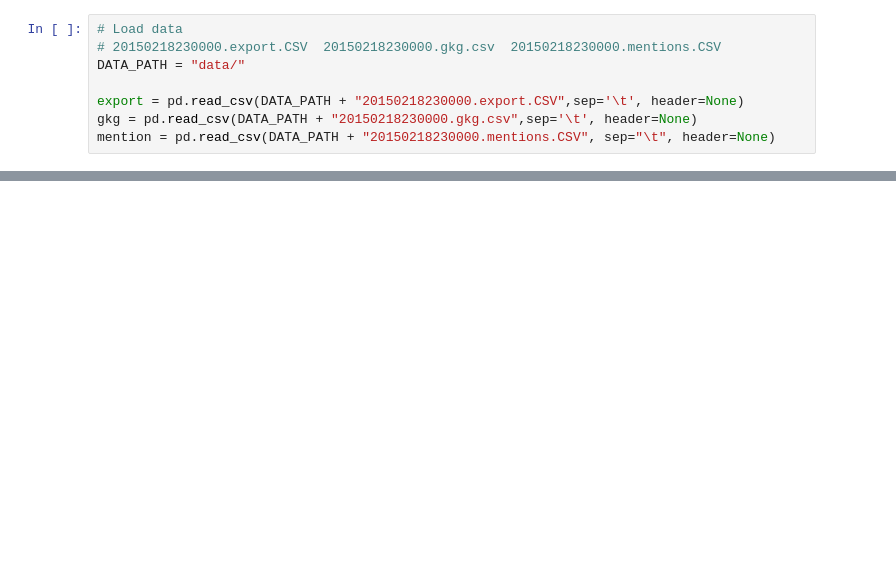
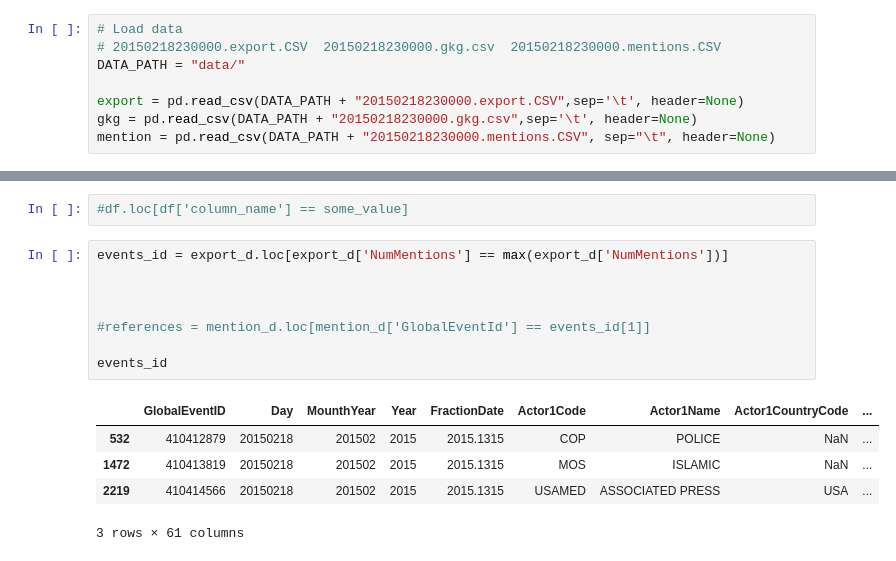
Before and after one commit to Razoff/Stark_AdA_project, a Jupyter notebook: test_arnaud.ipynb, the cells around one changed output, grey strips where cells are left out. Drawn from its saved outputs; the diff is of its cells as text; blank space fills up the shorter version.

```diff
--- a/test_arnaud.ipynb
+++ b/test_arnaud.ipynb
@@ -74,0 +122,16 @@ mention
+# %%
+#df.loc[df['column_name'] == some_value]
+# %%
+events_id = export_d.loc[export_d['NumMentions'] == max(export_d['NumMentions'])]
+
+
+
+#references = mention_d.loc[mention_d['GlobalEventId'] == events_id[1]]
+
+events_id
+# %% [output]
+|  | GlobalEventID | Day | MounthYear | Year | FractionDate | Actor1Code | Actor1Name | Actor1CountryCode | ... |
+| 532 | 410412879 | 20150218 | 201502 | 2015 | 2015.1315 | COP | POLICE | NaN | ... |
+| 1472 | 410413819 | 20150218 | 201502 | 2015 | 2015.1315 | MOS | ISLAMIC | NaN | ... |
+| 2219 | 410414566 | 20150218 | 201502 | 2015 | 2015.1315 | USAMED | ASSOCIATED PRESS | USA | ... |
+3 rows × 61 columns
```
Also changed, not shown: parts of 9 cells of this notebook, 1 other file.
